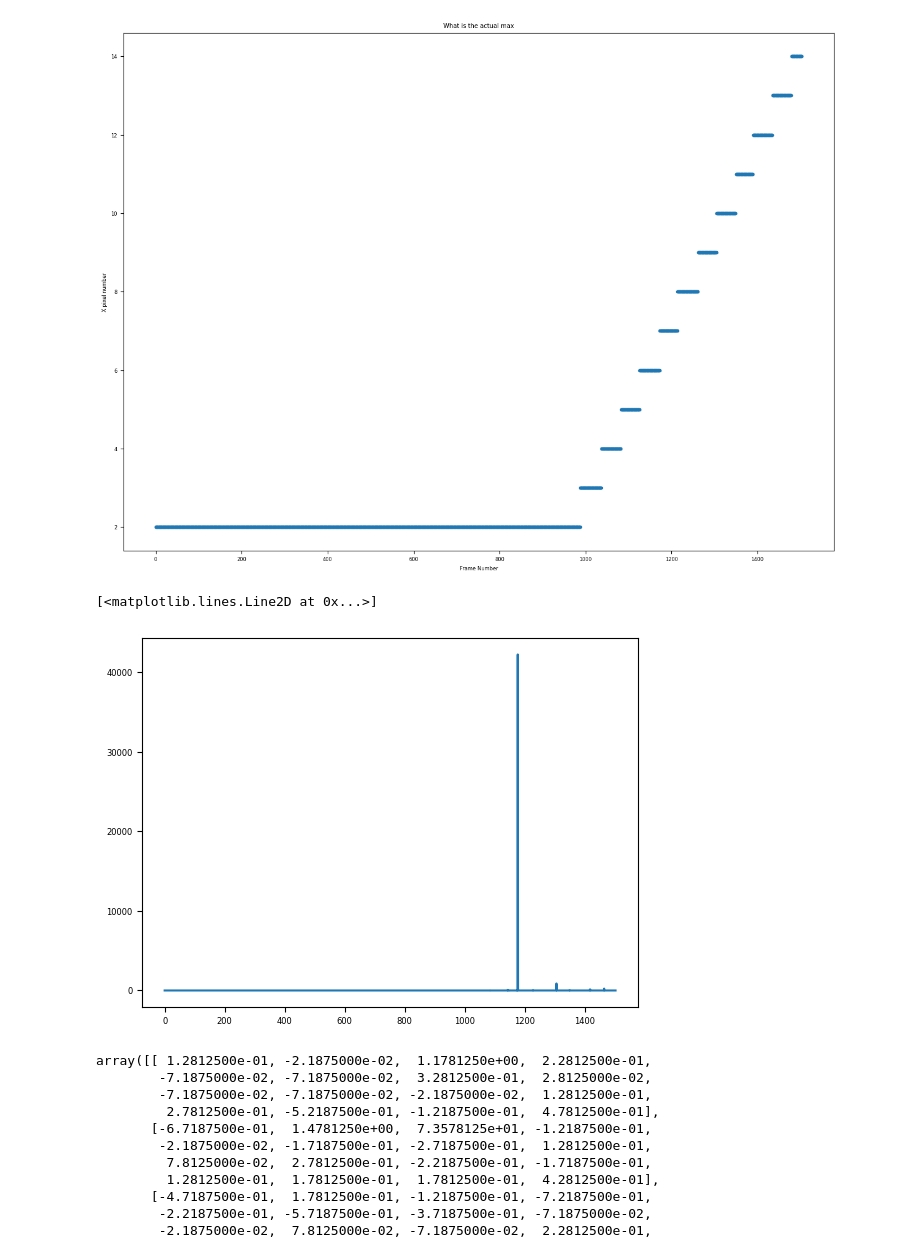
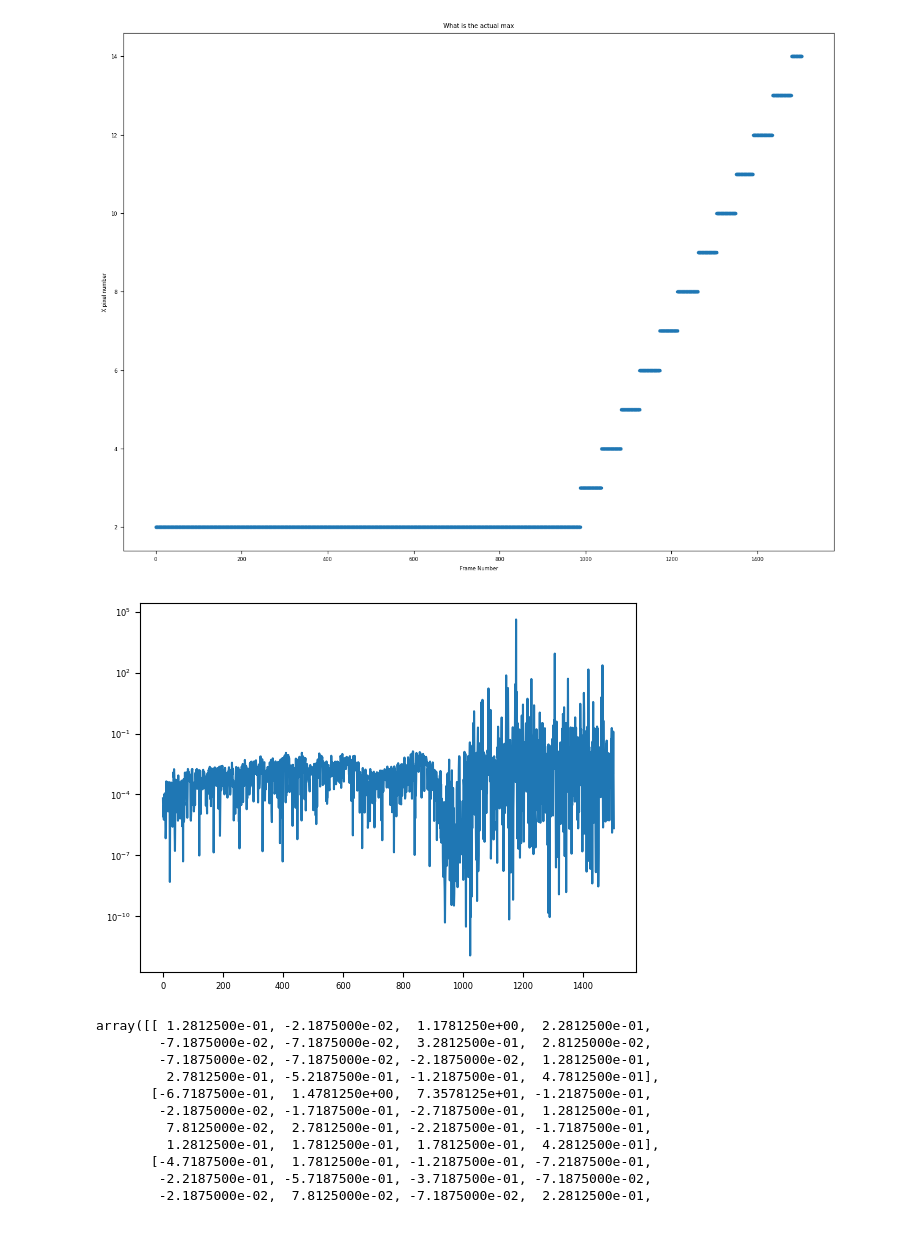
Before and after one commit to AnIndefiniteArticle/slapvisos, a Jupyter notebook: Untitled.ipynb, the cells around one changed output. Cells and saved outputs as stored; diff of their text form; code cells hidden in the pictures.

```diff
--- a/Untitled.ipynb
+++ b/Untitled.ipynb
@@ -229,9 +229,9 @@ plt.savefig(outdir + occname + "-actuallybrightest.png")
 [figure]
 # %%
 plt.plot(np.nanmin(comparisons, axis=1))
+plt.yscale("log")
 # %% [output]
-[<matplotlib.lines.Line2D at 0x...>]
-[figure, old version]
+[figure, new version]
 # %%
 #labels = oF.getheaders(cubdir, cubfiles, ncubs)
 # %%
```
Also changed, not shown: parts of 7 cells of this notebook, 1 other file.
